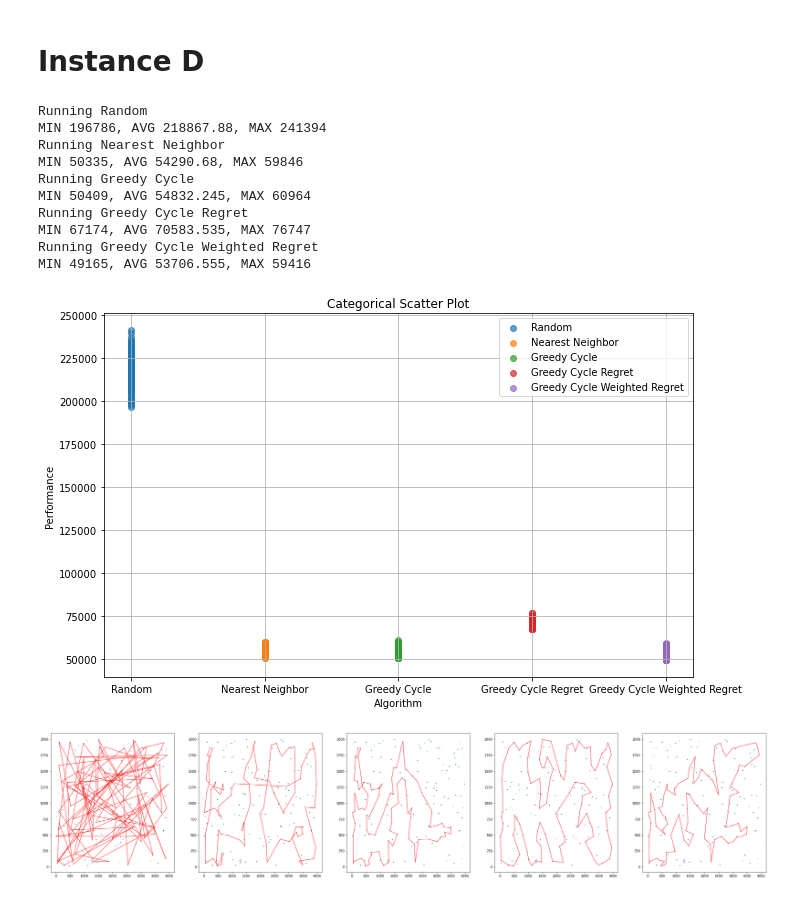
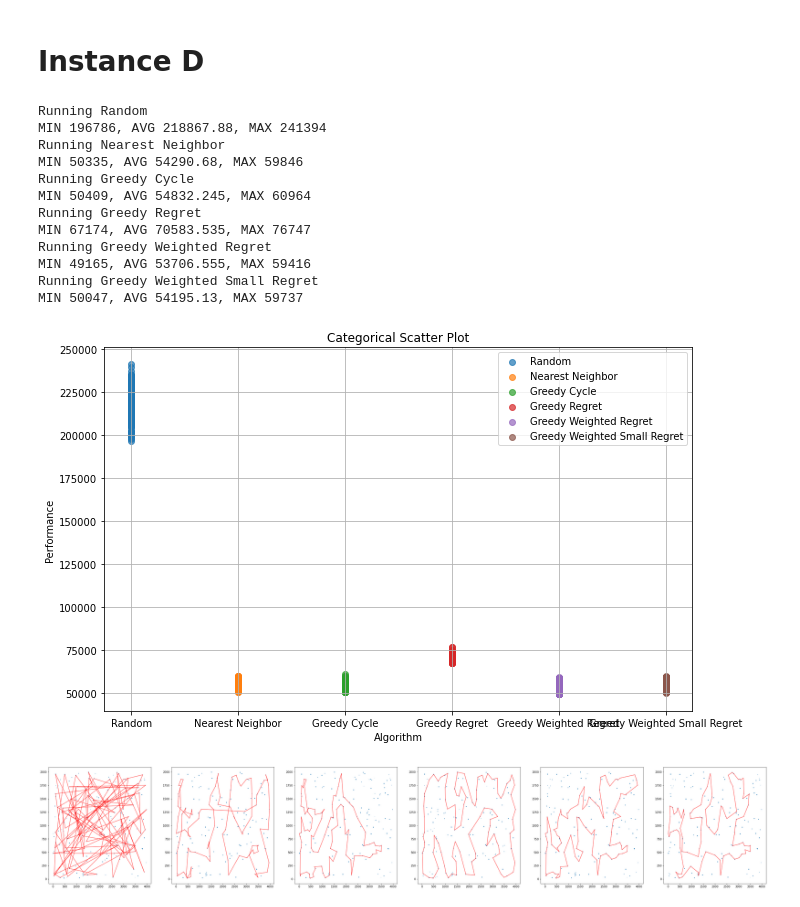
Before and after one commit to Antsol1000/ec, a Jupyter notebook: notebooks/report_2/2_greedy_regret_heuristics.ipynb, the cells around one changed output. Cells and saved outputs as stored; diff of their text form; code cells hidden in the pictures.

```diff
--- a/notebooks/report_2/2_greedy_regret_heuristics.ipynb
+++ b/notebooks/report_2/2_greedy_regret_heuristics.ipynb
@@ -206,27 +218,31 @@ MIN 54126, AVG 55946.205, MAX 58288
 # %%
 best_solutions, results_list = run_all_experiments(200, [lambda x: random_solution(tspd),
                          lambda x: nearest_neighbor(tspd, x),
                          lambda x: greedy_cycle(tspd, x),
                          lambda x: greedy_cycle_with_regret(tspd_np, x),
-                         lambda x: greedy_cycle_with_weighted_regret(tspd_np, x)
+                         lambda x: greedy_cycle_with_weighted_regret(tspd_np, x),
+                         lambda x: greedy_cycle_with_weighted_regret(tspd_np, x, weight=0.2)
                          ],
                     lambda x: tspd.get_solution_cost(x),
                     ["Random",
                      "Nearest Neighbor",
                      "Greedy Cycle",
-                     "Greedy Cycle Regret",
-                     "Greedy Cycle Weighted Regret"])
+                     "Greedy Regret",
+                     "Greedy Weighted Regret",
+                     "Greedy Weighted Small Regret"])
 tspd.plot(best_solutions)
 # %% [output]
 Running Random
 MIN 196786, AVG 218867.88, MAX 241394
 Running Nearest Neighbor
 MIN 50335, AVG 54290.68, MAX 59846
 Running Greedy Cycle
 MIN 50409, AVG 54832.245, MAX 60964
-Running Greedy Cycle Regret
+Running Greedy Regret
 MIN 67174, AVG 70583.535, MAX 76747
-Running Greedy Cycle Weighted Regret
+Running Greedy Weighted Regret
 MIN 49165, AVG 53706.555, MAX 59416
+Running Greedy Weighted Small Regret
+MIN 50047, AVG 54195.13, MAX 59737
-[figure, old version]
+[figure, new version]
-[figure, old version]
+[figure, new version]
```
Also changed, not shown: parts of 9 cells of this notebook, 3 other files.
